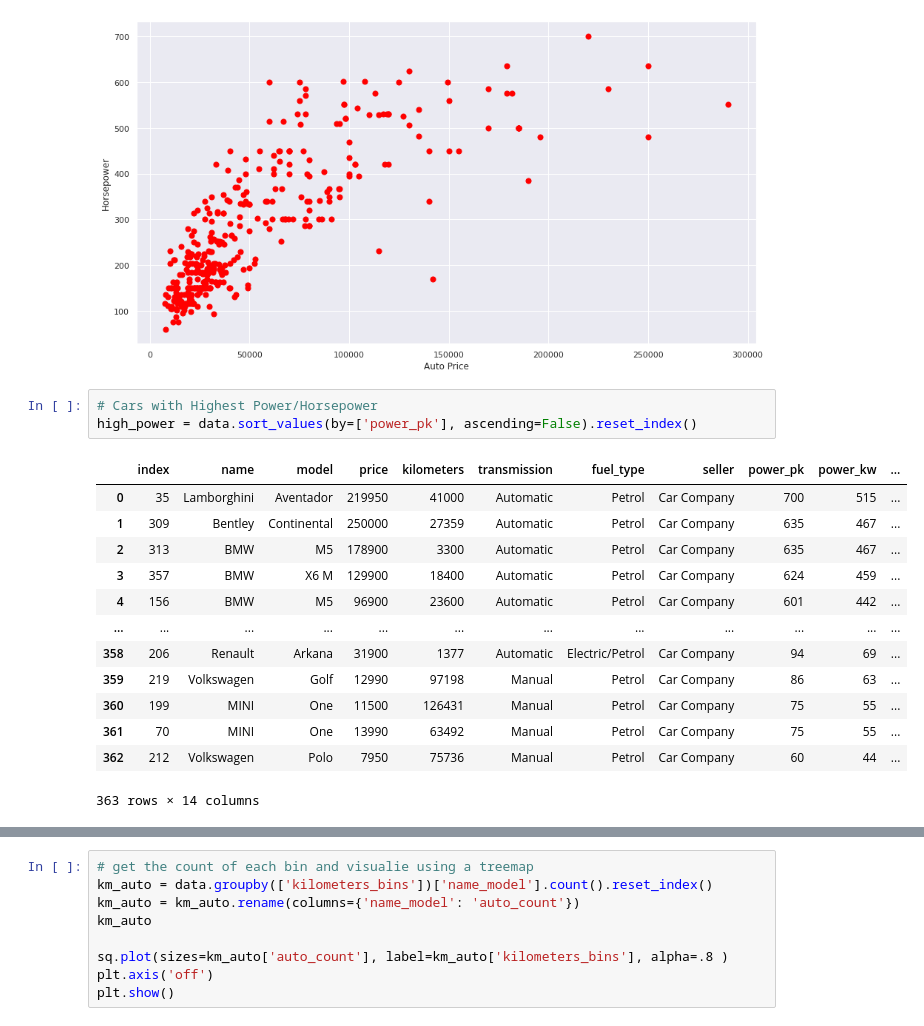
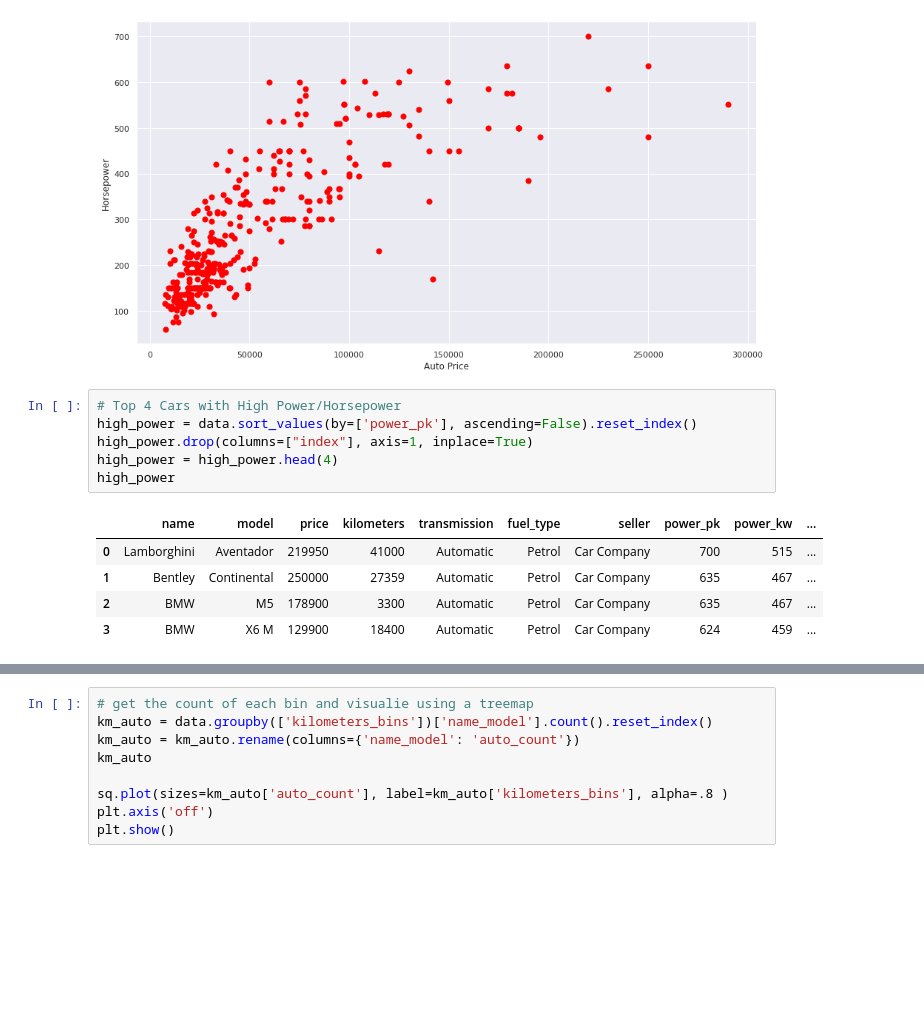
Before and after one commit to wa-le/autoscout24-webscrape-EDA, a Jupyter notebook: autoscout24_EDA.ipynb, the cells around one changed output, grey strips where cells are left out. Cells and saved outputs as stored; diff of their text form; blank space fills up the shorter version.

```diff
--- a/autoscout24_EDA.ipynb
+++ b/autoscout24_EDA.ipynb
@@ -613,19 +599,14 @@ plt.show()
 # %% [output]
 [figure]
 # %%
-# Cars with Highest Power/Horsepower
+# Top 4 Cars with High Power/Horsepower
 high_power = data.sort_values(by=['power_pk'], ascending=False).reset_index()
+high_power.drop(columns=["index"], axis=1, inplace=True)
+high_power = high_power.head(4)
+high_power
 # %% [output]
-|  | index | name | model | price | kilometers | transmission | fuel_type | seller | power_pk | power_kw | ... |
-| 0 | 35 | Lamborghini | Aventador | 219950 | 41000 | Automatic | Petrol | Car Company | 700 | 515 | ... |
-| 1 | 309 | Bentley | Continental | 250000 | 27359 | Automatic | Petrol | Car Company | 635 | 467 | ... |
-| 2 | 313 | BMW | M5 | 178900 | 3300 | Automatic | Petrol | Car Company | 635 | 467 | ... |
-| 3 | 357 | BMW | X6 M | 129900 | 18400 | Automatic | Petrol | Car Company | 624 | 459 | ... |
-| 4 | 156 | BMW | M5 | 96900 | 23600 | Automatic | Petrol | Car Company | 601 | 442 | ... |
-| ... | ... | ... | ... | ... | ... | ... | ... | ... | ... | ... | ... |
-| 358 | 206 | Renault | Arkana | 31900 | 1377 | Automatic | Electric/Petrol | Car Company | 94 | 69 | ... |
-| 359 | 219 | Volkswagen | Golf | 12990 | 97198 | Manual | Petrol | Car Company | 86 | 63 | ... |
-| 360 | 199 | MINI | One | 11500 | 126431 | Manual | Petrol | Car Company | 75 | 55 | ... |
-| 361 | 70 | MINI | One | 13990 | 63492 | Manual | Petrol | Car Company | 75 | 55 | ... |
-| 362 | 212 | Volkswagen | Polo | 7950 | 75736 | Manual | Petrol | Car Company | 60 | 44 | ... |
+|  | name | model | price | kilometers | transmission | fuel_type | seller | power_pk | power_kw | ... |
+| 0 | Lamborghini | Aventador | 219950 | 41000 | Automatic | Petrol | Car Company | 700 | 515 | ... |
+| 1 | Bentley | Continental | 250000 | 27359 | Automatic | Petrol | Car Company | 635 | 467 | ... |
+| 2 | BMW | M5 | 178900 | 3300 | Automatic | Petrol | Car Company | 635 | 467 | ... |
+| 3 | BMW | X6 M | 129900 | 18400 | Automatic | Petrol | Car Company | 624 | 459 | ... |
-363 rows × 14 columns
```
Also changed, not shown: parts of 5 cells of this notebook.
